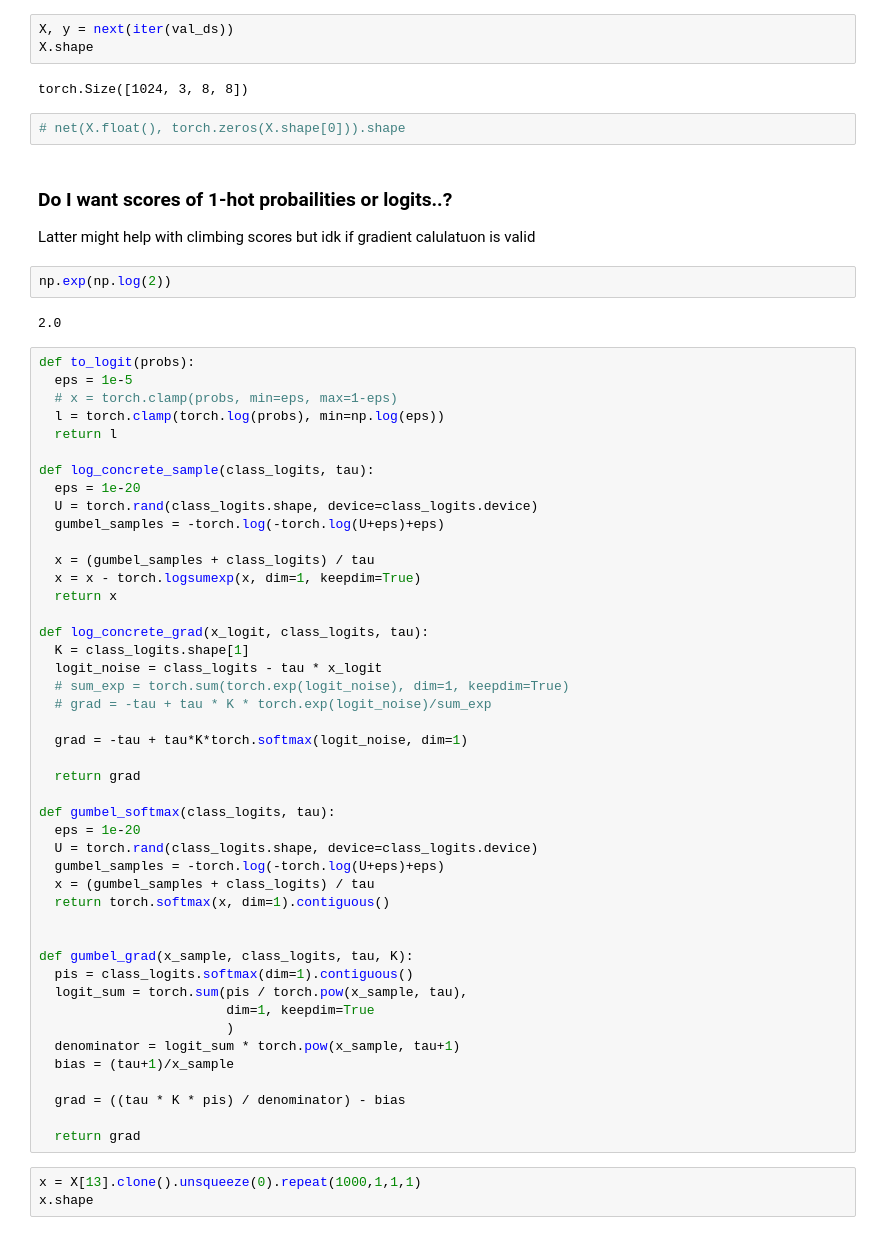
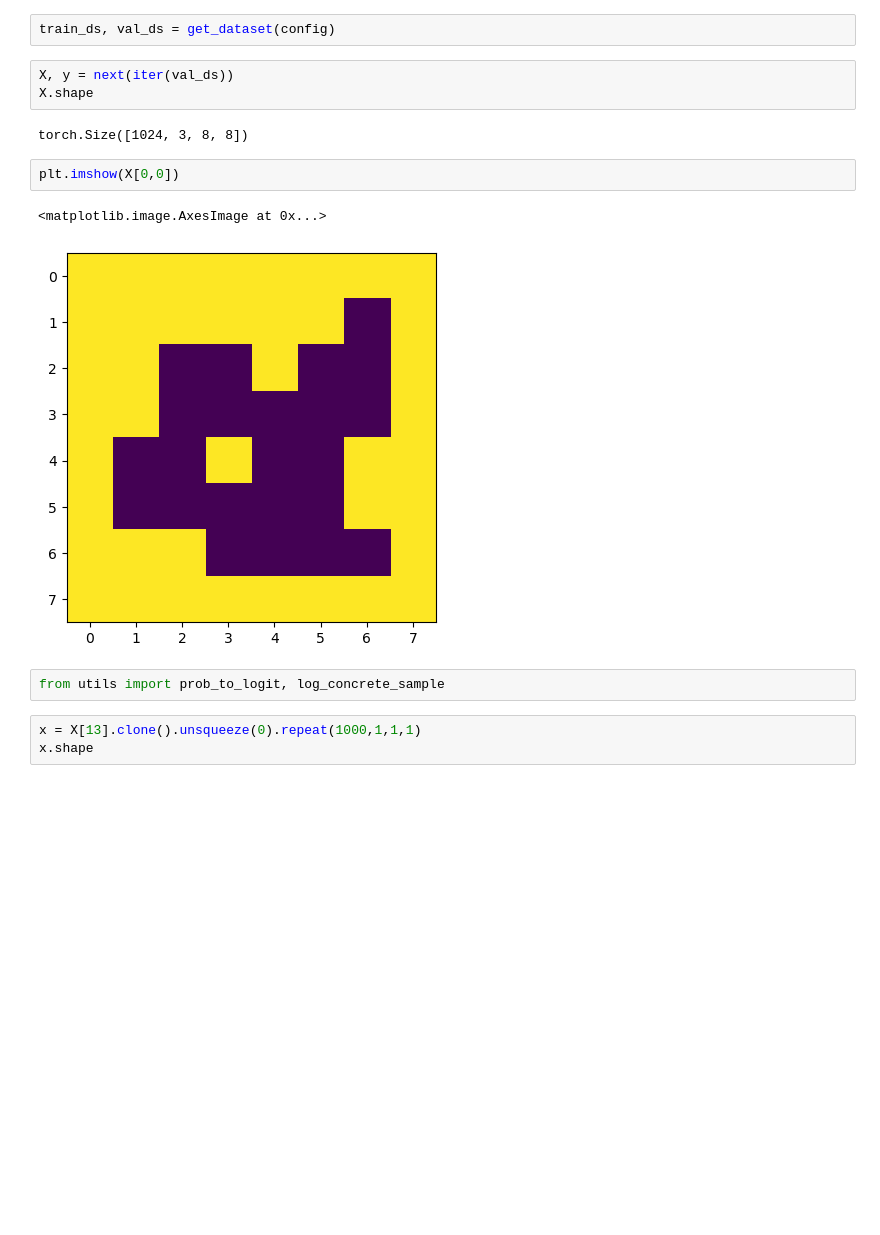
Before and after one commit to ahsanMah/categorical-dsm, a Jupyter notebook: concrete_mnist.ipynb, the cells around one changed output. Cells and saved outputs as stored; diff of their text form; blank space fills up the shorter version.

```diff
--- a/concrete_mnist.ipynb
+++ b/concrete_mnist.ipynb
@@ -125,62 +43,17 @@ val_ds = torch.utils.data.DataLoader(val_data, batch_size=1024)
+# %%
+train_ds, val_ds = get_dataset(config)
 # %%
 X, y = next(iter(val_ds))
 X.shape
 # %% [output]
 torch.Size([1024, 3, 8, 8])
-# %%
-# net(X.float(), torch.zeros(X.shape[0])).shape
-# %% [markdown]
-### Do I want scores of 1-hot probailities or logits..?
-Latter might help with climbing scores but idk if gradient calulatuon is valid
-# %%
-np.exp(np.log(2))
-# %% [output]
-2.0
-# %%
-def to_logit(probs):
-  eps = 1e-5
-  # x = torch.clamp(probs, min=eps, max=1-eps)
-  l = torch.clamp(torch.log(probs), min=np.log(eps))
-  return l
-
-def log_concrete_sample(class_logits, tau):
-  eps = 1e-20
-  U = torch.rand(class_logits.shape, device=class_logits.device)
-  gumbel_samples = -torch.log(-torch.log(U+eps)+eps)
-
-  x = (gumbel_samples + class_logits) / tau
-  x = x - torch.logsumexp(x, dim=1, keepdim=True)
-  return x
-
-def log_concrete_grad(x_logit, class_logits, tau):
-  K = class_logits.shape[1]
-  logit_noise = class_logits - tau * x_logit
-  # sum_exp = torch.sum(torch.exp(logit_noise), dim=1, keepdim=True)
-  # grad = -tau + tau * K * torch.exp(logit_noise)/sum_exp
-
-  grad = -tau + tau*K*torch.softmax(logit_noise, dim=1)
-
-  return grad
-
-def gumbel_softmax(class_logits, tau):
-  eps = 1e-20
-  U = torch.rand(class_logits.shape, device=class_logits.device)
-  gumbel_samples = -torch.log(-torch.log(U+eps)+eps)
-  x = (gumbel_samples + class_logits) / tau
-  return torch.softmax(x, dim=1).contiguous()
-
-
-def gumbel_grad(x_sample, class_logits, tau, K):
-  pis = class_logits.softmax(dim=1).contiguous()
-  logit_sum = torch.sum(pis / torch.pow(x_sample, tau),
-                        dim=1, keepdim=True
-                        )
-  denominator = logit_sum * torch.pow(x_sample, tau+1)
-  bias = (tau+1)/x_sample
-
-  grad = ((tau * K * pis) / denominator) - bias
-
-  return grad
+# %%
+plt.imshow(X[0,0])
+# %% [output]
+<matplotlib.image.AxesImage at 0x...>
+[figure, added]
+# %%
+from utils import prob_to_logit, log_concrete_sample
 # %%
 x = X[13].clone().unsqueeze(0).repeat(1000,1,1,1)
 x.shape
```
Also changed, not shown: parts of 44 cells of this notebook.
